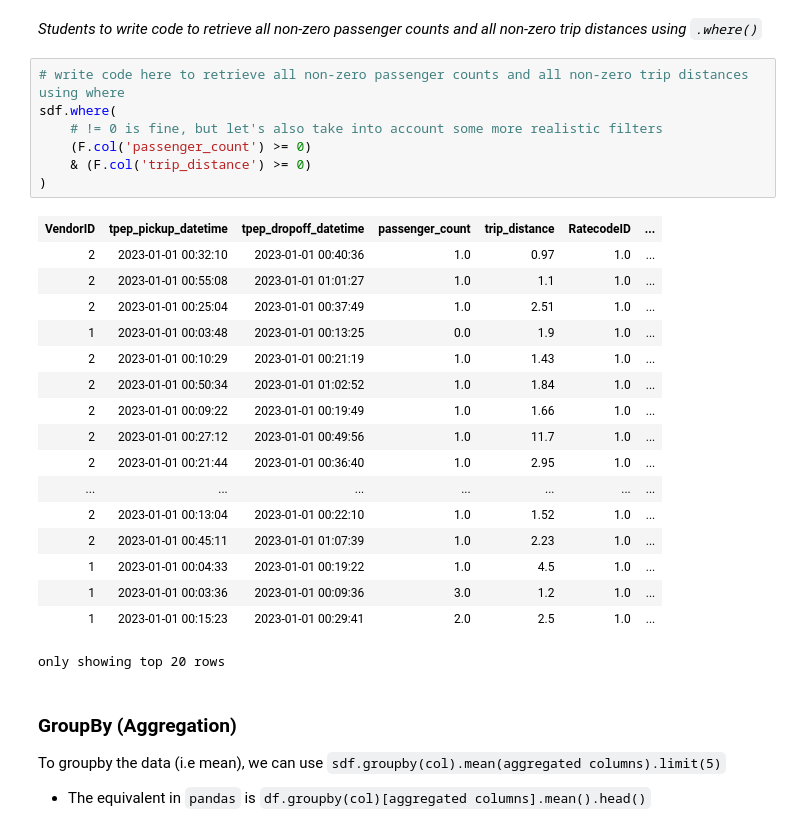
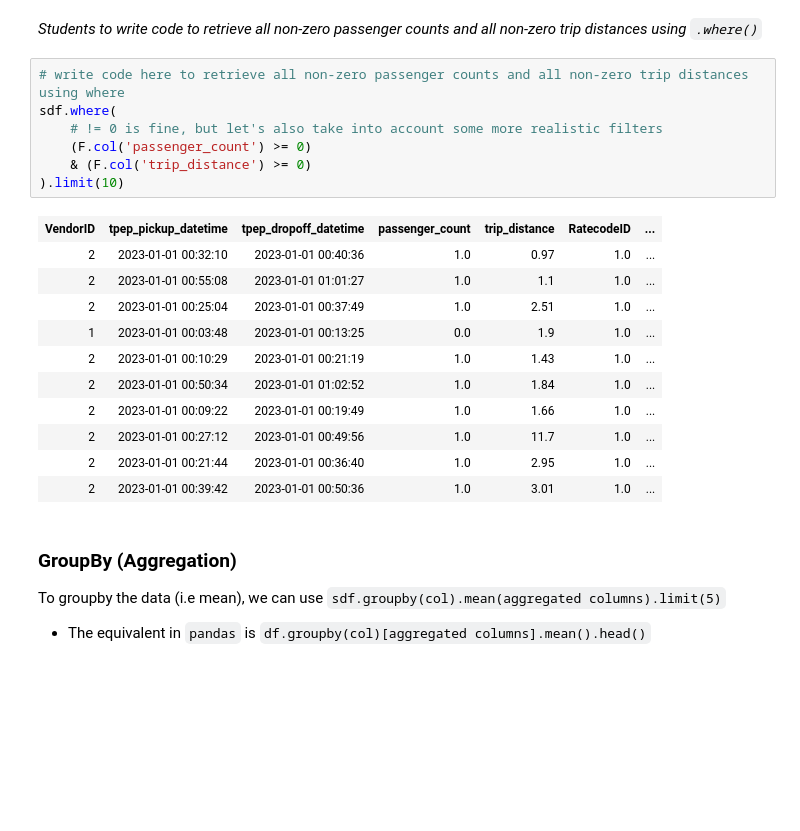
Before and after one commit to marty-schwarz/MAST30034_Python, a Jupyter notebook: tutorials/tute_1/Tute1_Python.ipynb, the cells around one changed output. Cells and saved outputs as stored; diff of their text form; blank space fills up the shorter version.

```diff
--- a/tutorials/tute_1/Tute1_Python.ipynb
+++ b/tutorials/tute_1/Tute1_Python.ipynb
@@ -314,28 +312,22 @@ _Students to write code to retrieve all non-zero passenger counts and all non-ze
 # %%
 # write code here to retrieve all non-zero passenger counts and all non-zero trip distances using where
 sdf.where(
     # != 0 is fine, but let's also take into account some more realistic filters
     (F.col('passenger_count') >= 0)
     & (F.col('trip_distance') >= 0)
-)
+).limit(10)
 # %% [output]
 | VendorID | tpep_pickup_datetime | tpep_dropoff_datetime | passenger_count | trip_distance | RatecodeID | ... |
 | 2 | 2023-01-01 00:32:10 | 2023-01-01 00:40:36 | 1.0 | 0.97 | 1.0 | ... |
 | 2 | 2023-01-01 00:55:08 | 2023-01-01 01:01:27 | 1.0 | 1.1 | 1.0 | ... |
 | 2 | 2023-01-01 00:25:04 | 2023-01-01 00:37:49 | 1.0 | 2.51 | 1.0 | ... |
 | 1 | 2023-01-01 00:03:48 | 2023-01-01 00:13:25 | 0.0 | 1.9 | 1.0 | ... |
 | 2 | 2023-01-01 00:10:29 | 2023-01-01 00:21:19 | 1.0 | 1.43 | 1.0 | ... |
 | 2 | 2023-01-01 00:50:34 | 2023-01-01 01:02:52 | 1.0 | 1.84 | 1.0 | ... |
 | 2 | 2023-01-01 00:09:22 | 2023-01-01 00:19:49 | 1.0 | 1.66 | 1.0 | ... |
 | 2 | 2023-01-01 00:27:12 | 2023-01-01 00:49:56 | 1.0 | 11.7 | 1.0 | ... |
 | 2 | 2023-01-01 00:21:44 | 2023-01-01 00:36:40 | 1.0 | 2.95 | 1.0 | ... |
-| ... | ... | ... | ... | ... | ... | ... |
-| 2 | 2023-01-01 00:13:04 | 2023-01-01 00:22:10 | 1.0 | 1.52 | 1.0 | ... |
-| 2 | 2023-01-01 00:45:11 | 2023-01-01 01:07:39 | 1.0 | 2.23 | 1.0 | ... |
-| 1 | 2023-01-01 00:04:33 | 2023-01-01 00:19:22 | 1.0 | 4.5 | 1.0 | ... |
-| 1 | 2023-01-01 00:03:36 | 2023-01-01 00:09:36 | 3.0 | 1.2 | 1.0 | ... |
-| 1 | 2023-01-01 00:15:23 | 2023-01-01 00:29:41 | 2.0 | 2.5 | 1.0 | ... |
+| 2 | 2023-01-01 00:39:42 | 2023-01-01 00:50:36 | 1.0 | 3.01 | 1.0 | ... |
-only showing top 20 rows
 # %% [markdown]
 ### GroupBy (Aggregation)
 To groupby the data (i.e mean), we can use `sdf.groupby(col).mean(aggregated columns).limit(5)`
```
Also changed, not shown: parts of 7 cells of this notebook, 1 other file.
